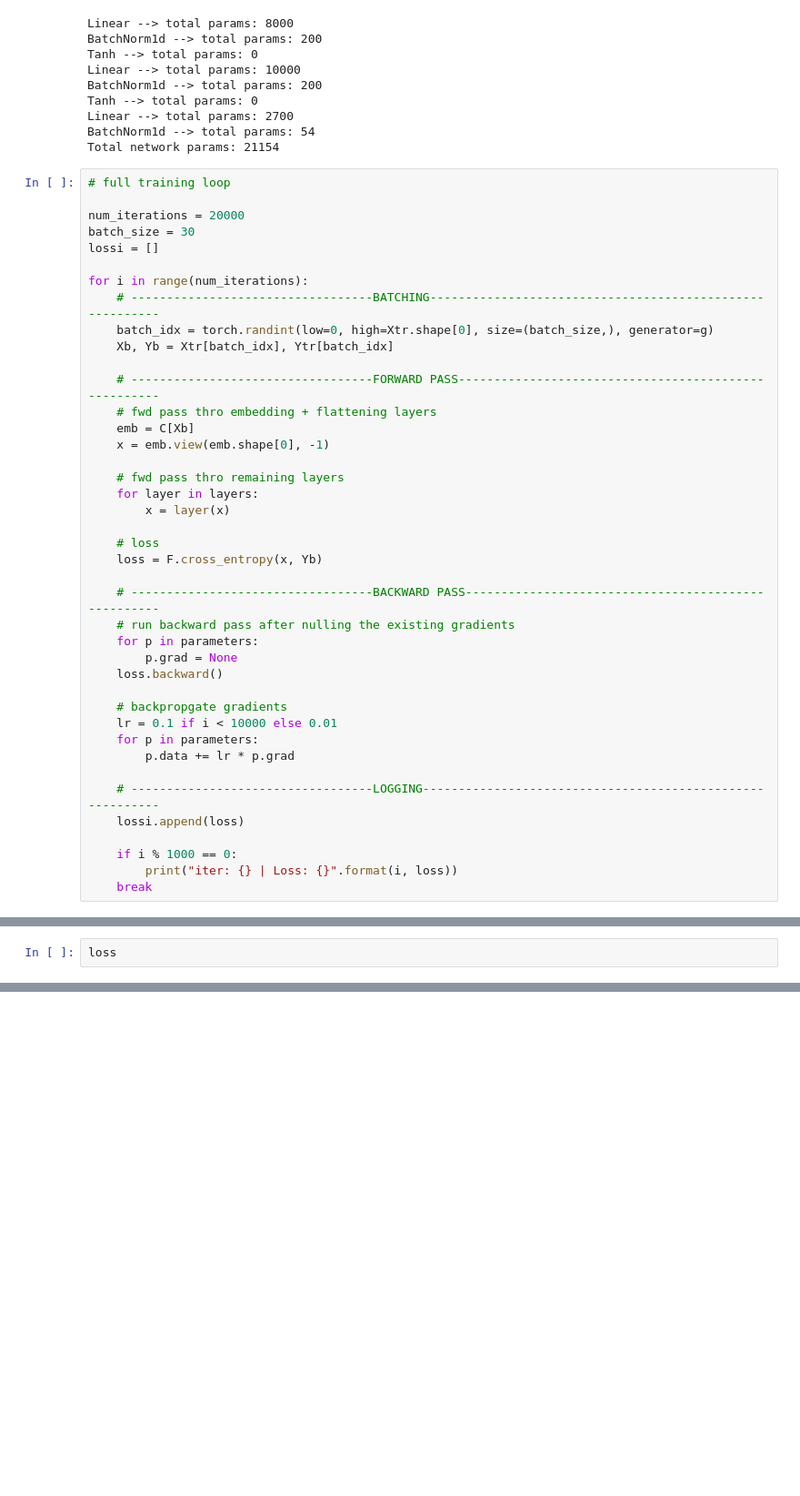
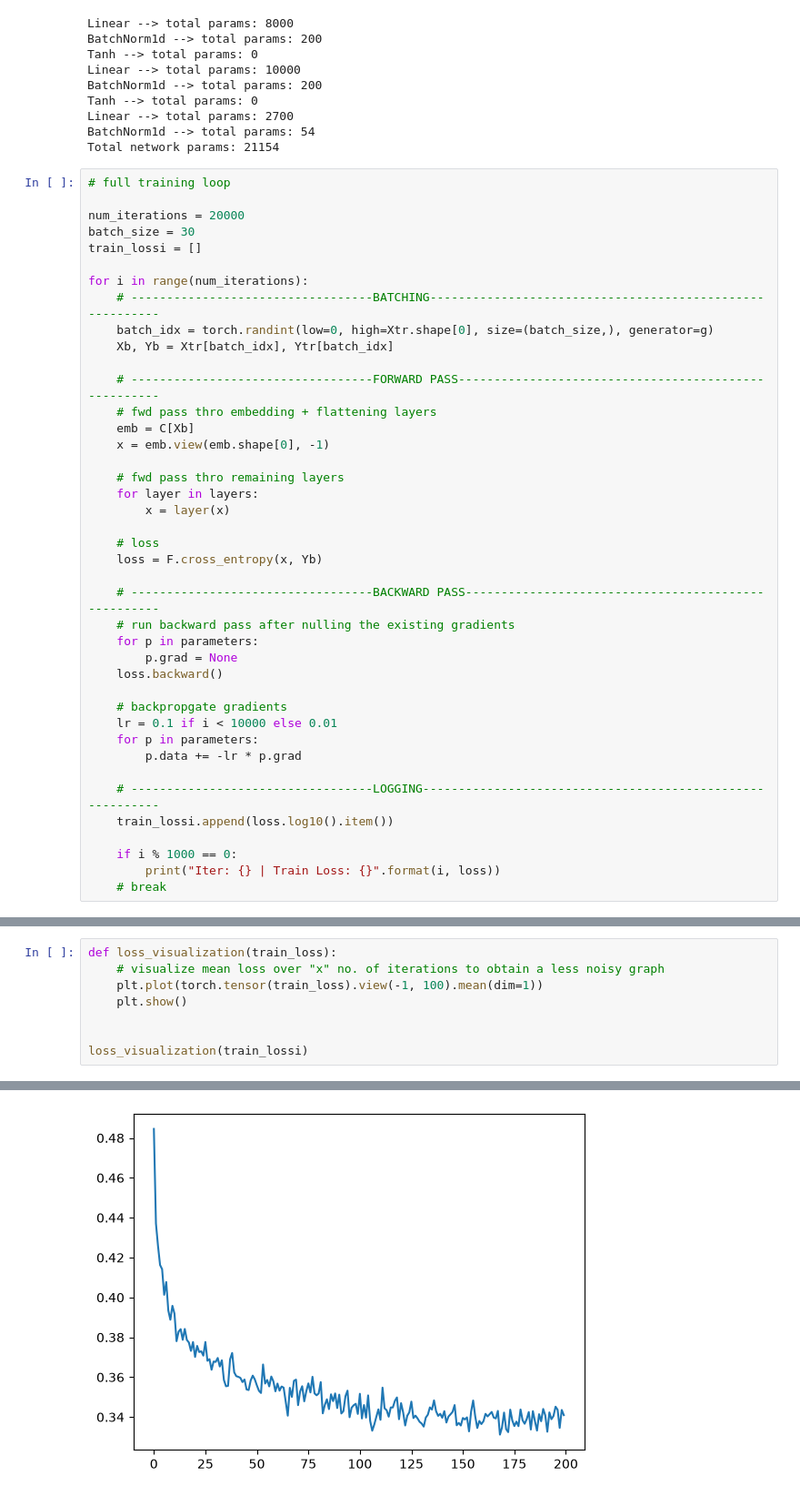
Before and after one commit to zealshah95/language_modeling_basics, a Jupyter notebook: makemore_wavenet.ipynb, the cells around one changed output, grey strips where cells are left out. Shown at 91% size. Cells and saved outputs as stored; diff of their text form; blank space fills up the shorter version.

Commit message:
ran full training loop and added simple loss viz function

```diff
--- a/makemore_wavenet.ipynb
+++ b/makemore_wavenet.ipynb
@@ -275,7 +273,7 @@ Total network params: 21154
 
 num_iterations = 20000
 batch_size = 30
-lossi = []
+train_lossi = []
 
 for i in range(num_iterations):
     # ----------------------------------BATCHING---------------------------------------------------------
@@ -303,12 +301,12 @@ for i in range(num_iterations):
     # backpropgate gradients
     lr = 0.1 if i < 10000 else 0.01
     for p in parameters:
-        p.data += lr * p.grad
+        p.data += -lr * p.grad
 
     # ----------------------------------LOGGING----------------------------------------------------------
-    lossi.append(loss)
+    train_lossi.append(loss.log10().item())
 
     if i % 1000 == 0:
-        print("iter: {} | Loss: {}".format(i, loss))
-    break
+        print("Iter: {} | Train Loss: {}".format(i, loss))
+    # break
 # %% [output]
@@ -316,3 +333,9 @@ iter: 0 | Loss: 3.2941689491271973
 # %%
-loss
+def loss_visualization(train_loss):
+    # visualize mean loss over "x" no. of iterations to obtain a less noisy graph
+    plt.plot(torch.tensor(train_loss).view(-1, 100).mean(dim=1))
+    plt.show()
+
+
+loss_visualization(train_lossi)
 # %% [output]
@@ -319,0 +342 @@ tensor(3.2921, grad_fn=<NllLossBackward0>)
+[figure, added]
```
Also changed, not shown: parts of 4 cells of this notebook.
